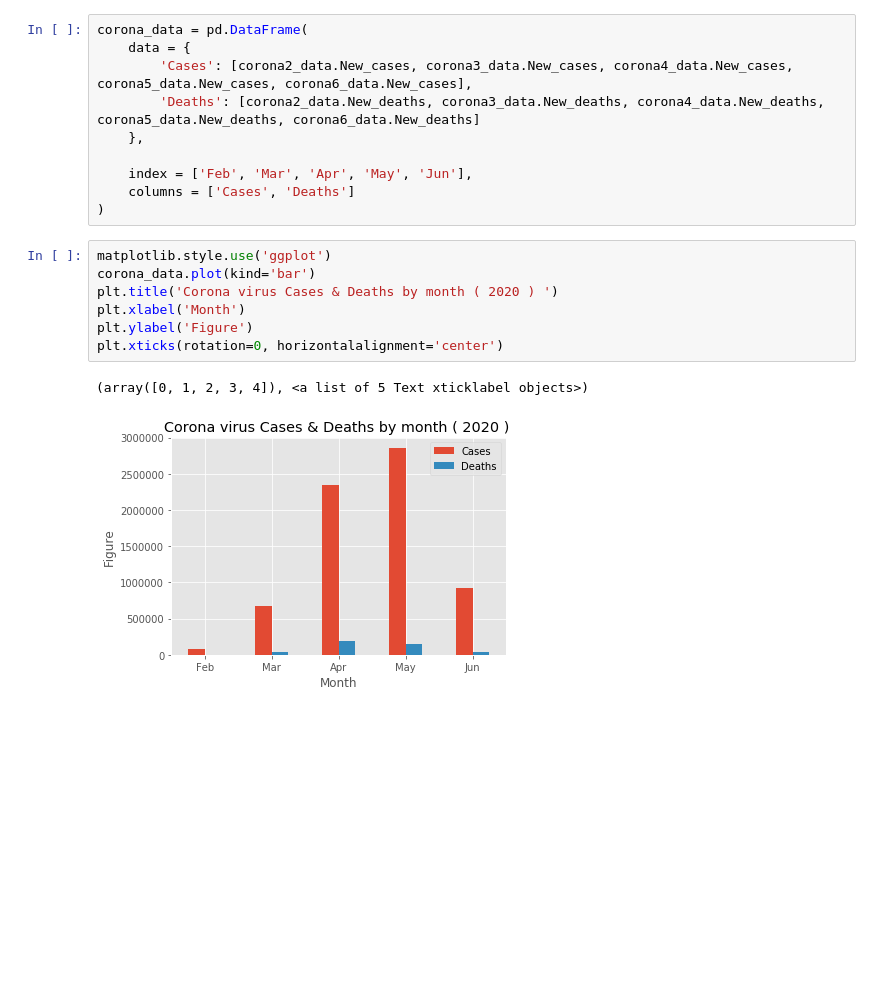
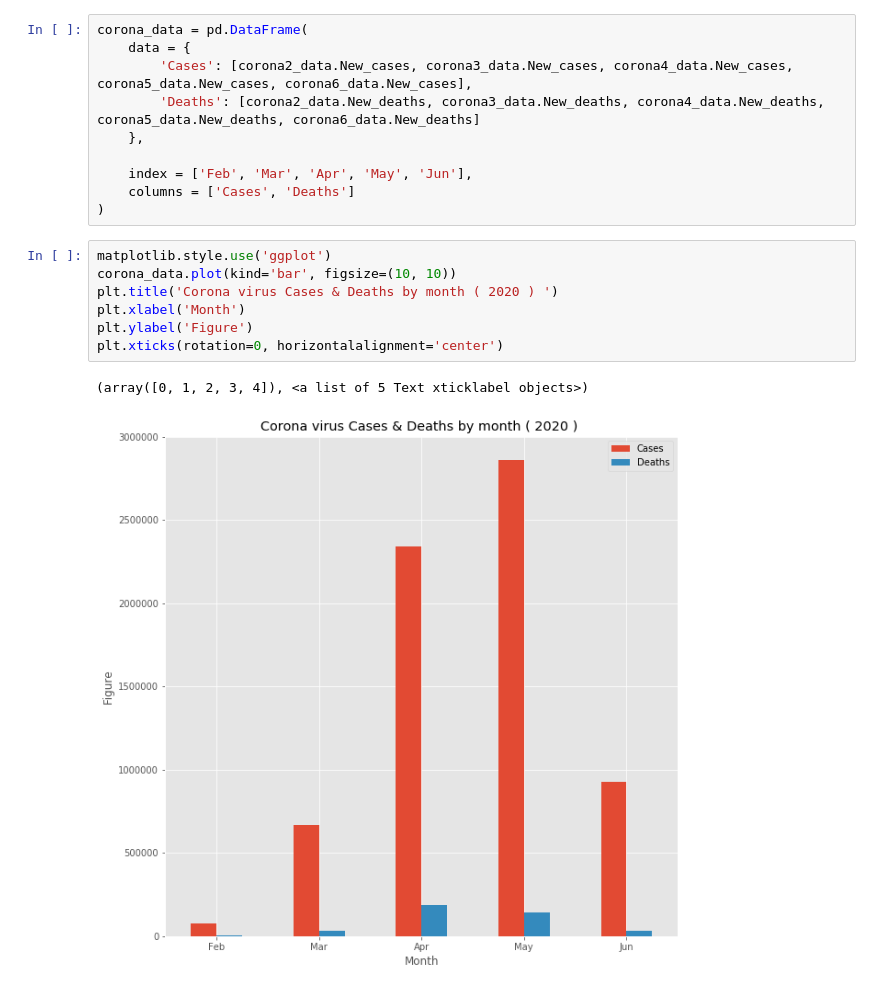
Before and after one commit to luckycontrol/BigData-Final-Project, a Jupyter notebook: covid_an.ipynb, the cells around one changed output. Saved outputs shown, nothing was run; the diff lists cells and outputs as text; blank space fills up the shorter version.

```diff
--- a/covid_an.ipynb
+++ b/covid_an.ipynb
@@ -57,11 +41,11 @@ corona_data = pd.DataFrame(
 )
 # %%
 matplotlib.style.use('ggplot')
-corona_data.plot(kind='bar')
+corona_data.plot(kind='bar', figsize=(10, 10))
 plt.title('Corona virus Cases & Deaths by month ( 2020 ) ')
 plt.xlabel('Month')
 plt.ylabel('Figure')
 plt.xticks(rotation=0, horizontalalignment='center')
 # %% [output]
 (array([0, 1, 2, 3, 4]), <a list of 5 Text xticklabel objects>)
-[figure, old version]
+[figure, new version]
```
Also changed, not shown: parts of 1 cell of this notebook, 1 other file.
